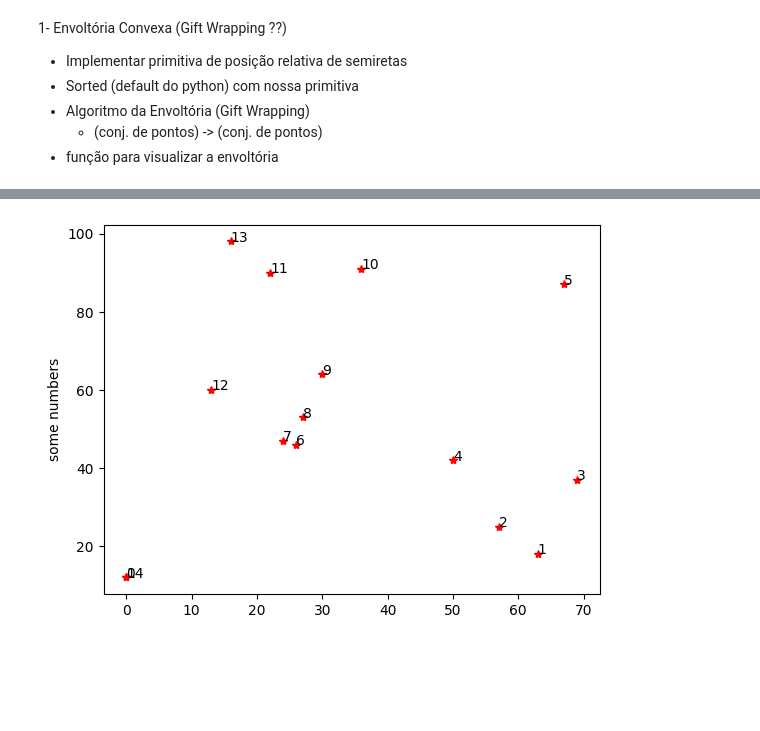
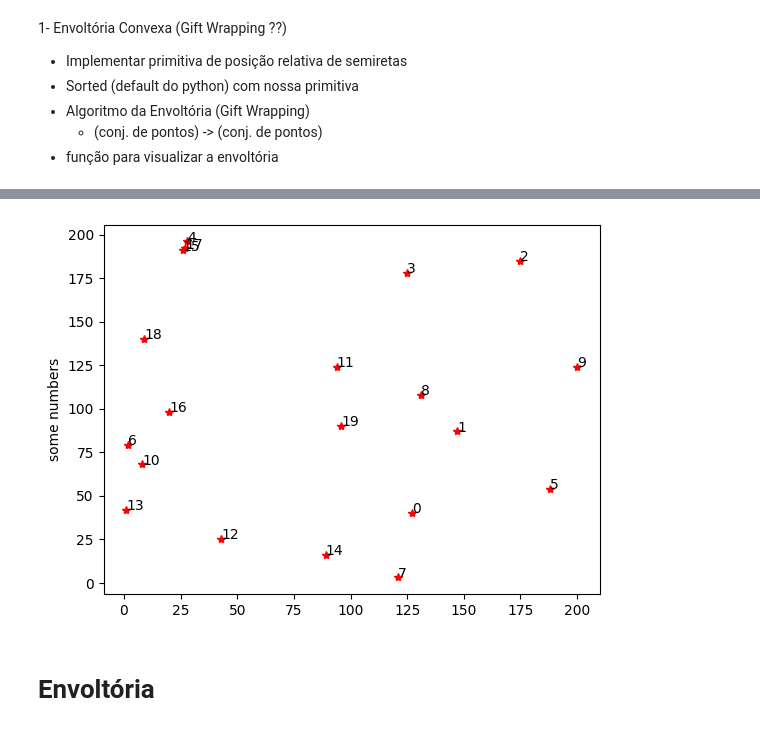
Before and after one commit to Gcastelo01/TP1_Alg2, a Jupyter notebook: TP1_Classificador.ipynb, the cells around one changed output, grey strips where cells are left out. Cells and saved outputs as stored; diff of their text form; code cells hidden in the pictures; blank space fills up the shorter version.

```diff
--- a/TP1_Classificador.ipynb
+++ b/TP1_Classificador.ipynb
@@ -99,30 +68,32 @@ KeyboardInterrupt:
 # %%
 import matplotlib.pyplot as plt
 from random import randint
+import random
 
 dot_list = []
-for i in range(15):
-    x = randint(0,100)
-    y = randint(0,100)
+
+# random.seed(16)
+for i in range(20):
+    x = randint(0,200)
+    y = randint(0,200)
     a = Dot(x, y)
     dot_list.append(a)
 
-
-sortedDots = sortDotsByPolarAngle(dot_list)
-
 x = []
 y = []
-for e in sortedDots:
+for e in dot_list:
     x.append(e.x)
     y.append(e.y)
 
 
 fig, ax = plt.subplots()
 ax.plot(x, y, 'r*')
 
 for i, txt in enumerate(range(len(x))):
     ax.annotate(txt, (x[i], y[i]))
 plt.ylabel('some numbers')
 plt.show()
 # %% [output]
-[figure, old version]
+[figure, new version]
+# %% [markdown]
+# Envoltória
```
Also changed, not shown: parts of 4 cells of this notebook.
